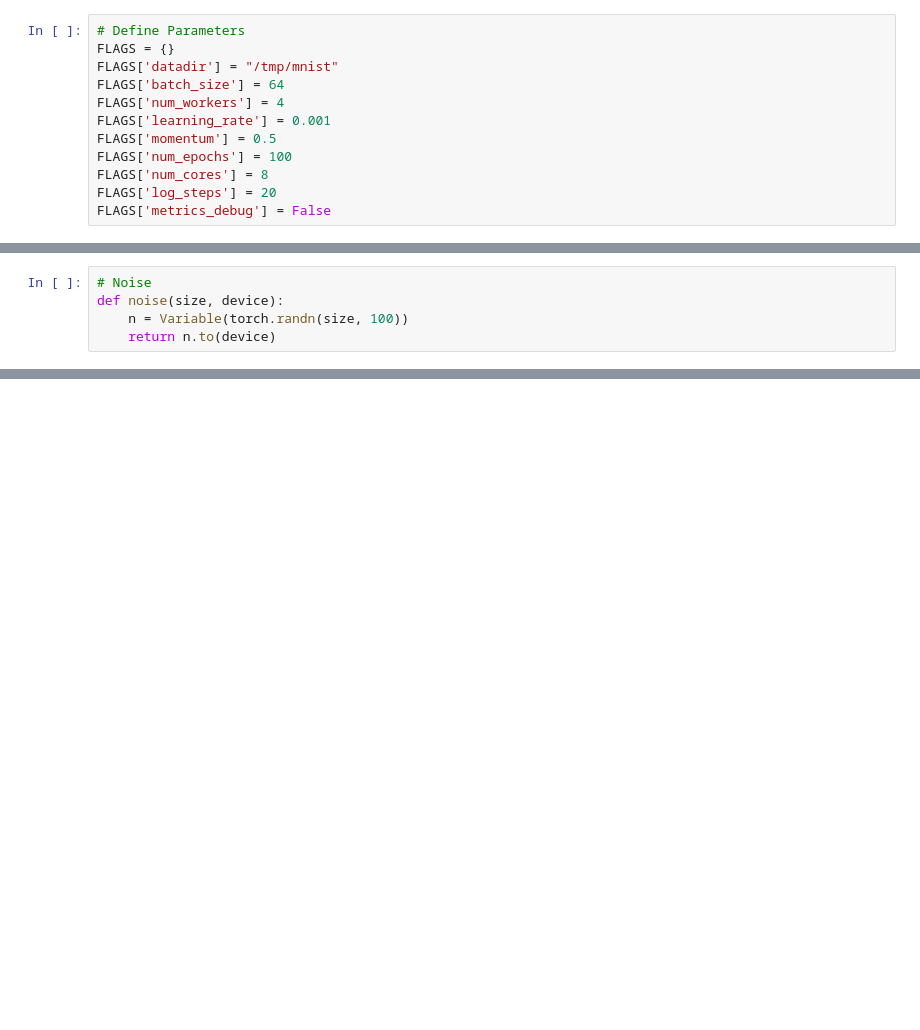
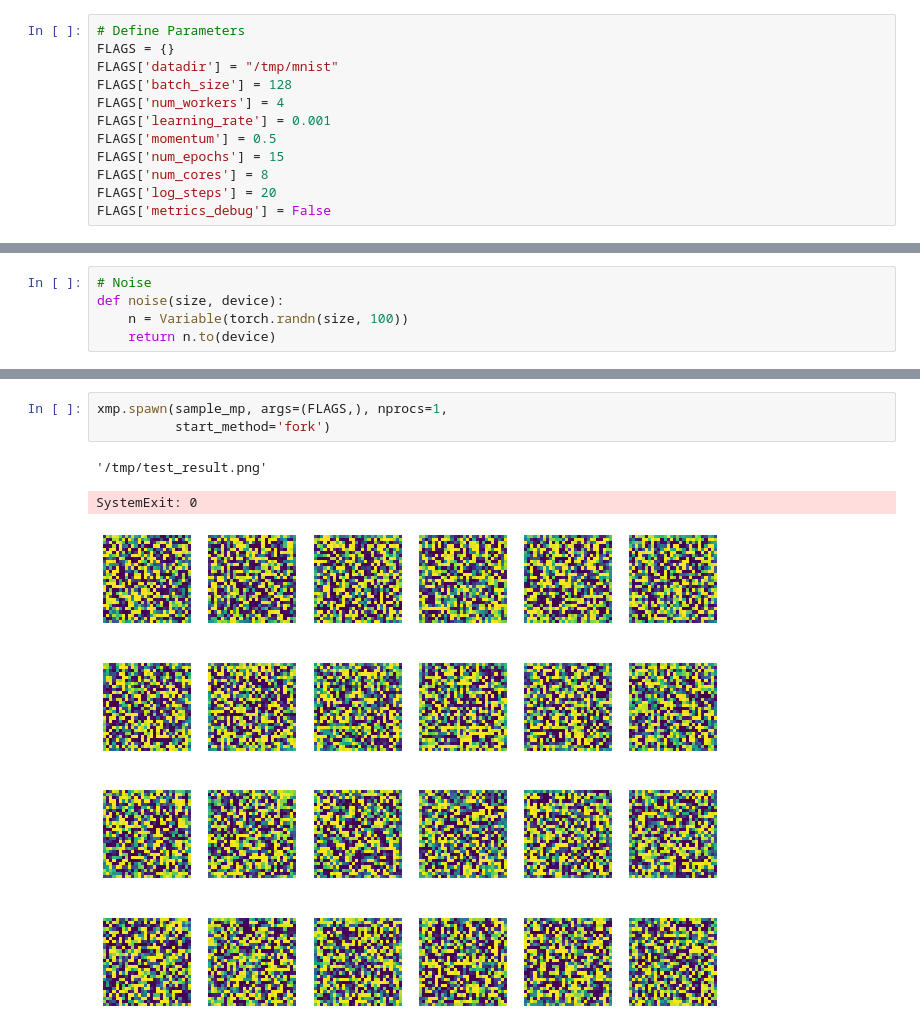
Before and after one commit to ultrons/xla, a Jupyter notebook: contrib/DC-GAN.ipynb, the cells around one changed output, grey strips where cells are left out. Saved outputs shown, nothing was run; the diff lists cells and outputs as text; blank space fills up the shorter version.

```diff
--- a/contrib/DC-GAN.ipynb
+++ b/contrib/DC-GAN.ipynb
@@ -39,11 +44,11 @@ import torch.nn.functional as F
 # Define Parameters
 FLAGS = {}
 FLAGS['datadir'] = "/tmp/mnist"
-FLAGS['batch_size'] = 64
+FLAGS['batch_size'] = 128
 FLAGS['num_workers'] = 4
 FLAGS['learning_rate'] = 0.001
 FLAGS['momentum'] = 0.5
-FLAGS['num_epochs'] = 100
+FLAGS['num_epochs'] = 15
 FLAGS['num_cores'] = 8
 FLAGS['log_steps'] = 20
 FLAGS['metrics_debug'] = False
@@ -367,0 +312,7 @@ Image(filename=RESULT_IMG_PATH)
+# %%
+xmp.spawn(sample_mp, args=(FLAGS,), nprocs=1,
+          start_method='fork')
+# %% [output]
+'/tmp/test_result.png'
+SystemExit: 0
+[figure, added]
```
Also changed, not shown: parts of 11 cells of this notebook.
